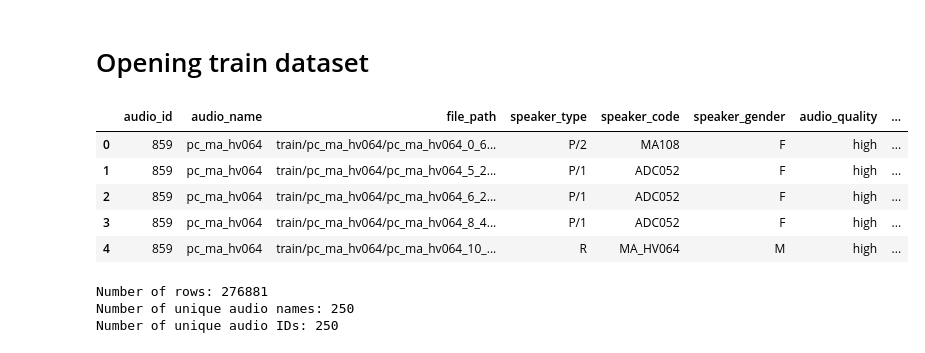
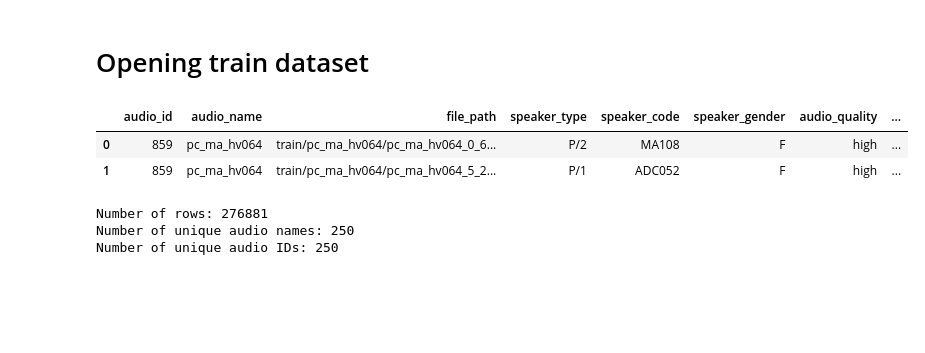
Before and after one commit to antonioMoreira/my-masters-degree, a Jupyter notebook: notebooks/mupe-dataset.ipynb, the cells around one changed output. Drawn from its saved outputs; the diff is of its cells as text; code cells hidden in the pictures; blank space fills up the shorter version.

```diff
--- a/notebooks/mupe-dataset.ipynb
+++ b/notebooks/mupe-dataset.ipynb
@@ -55,27 +55,29 @@ import datasets
 import numpy as np
 import pandas as pd
 from google import genai
+from dotenv import load_dotenv
 from google.genai import types
 from datasets import Audio
 import matplotlib.pyplot as plt
 from pydantic import BaseModel, Field
 from IPython.display import Audio as ipyAudio
 
+NOTEBOOKS_PATH = Path.cwd()
+DATASETS_PATH = NOTEBOOKS_PATH / "datasets"
+MUPE_GIT_PATH = DATASETS_PATH / "coling-mupe-asr"
+assert all([DATASETS_PATH.exists(), MUPE_GIT_PATH.exists()])
 
 # Audio(filename="./file_example_WAV_1MG.wav")
 # os.environ["VERTEX_AI_API_KEY"], os.environ["GEMINI_API_KEY"]
 # %% [markdown]
 # Opening train dataset
 # %%
-mupe_train = pd.read_csv("/home/antonio-moreira/Documents/my-masters-degree/coling-mupe-asr/train.csv")
-mupe_train.head()
+mupe_train = pd.read_csv(MUPE_GIT_PATH / "train.csv")
+mupe_train.head(2)
 # %% [output]
 |  | audio_id | audio_name | file_path | speaker_type | speaker_code | speaker_gender | audio_quality | ... |
 | 0 | 859 | pc_ma_hv064 | train/pc_ma_hv064/pc_ma_hv064_0_6... | P/2 | MA108 | F | high | ... |
 | 1 | 859 | pc_ma_hv064 | train/pc_ma_hv064/pc_ma_hv064_5_2... | P/1 | ADC052 | F | high | ... |
-| 2 | 859 | pc_ma_hv064 | train/pc_ma_hv064/pc_ma_hv064_6_2... | P/1 | ADC052 | F | high | ... |
-| 3 | 859 | pc_ma_hv064 | train/pc_ma_hv064/pc_ma_hv064_8_4... | P/1 | ADC052 | F | high | ... |
-| 4 | 859 | pc_ma_hv064 | train/pc_ma_hv064/pc_ma_hv064_10_... | R | MA_HV064 | M | high | ... |
 # %%
 # Getting some statistics from `mupe_train`
 
```
Also changed, not shown: parts of 11 cells of this notebook, 3 other files.
